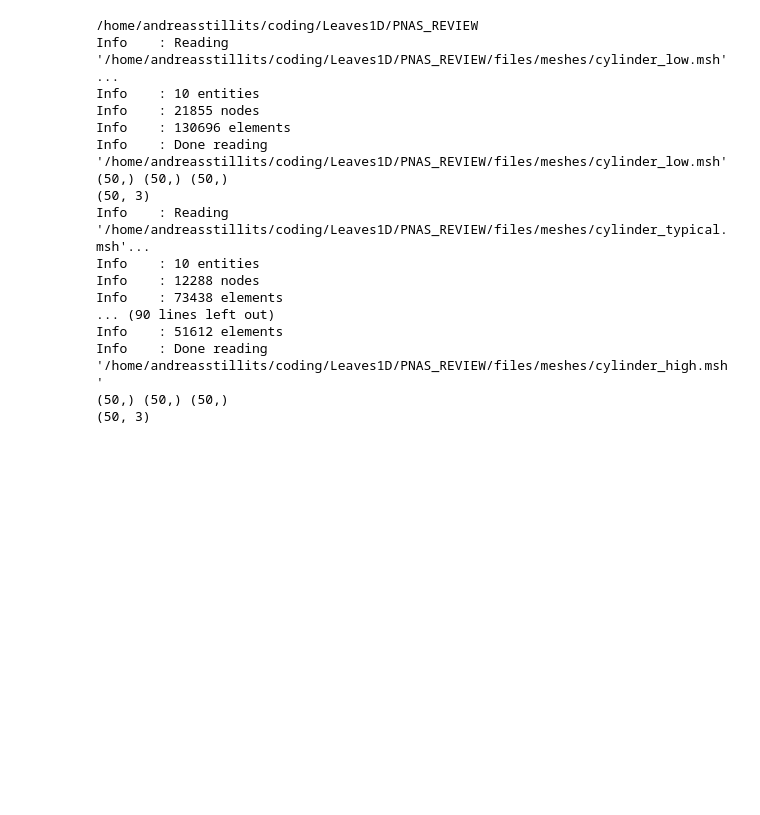
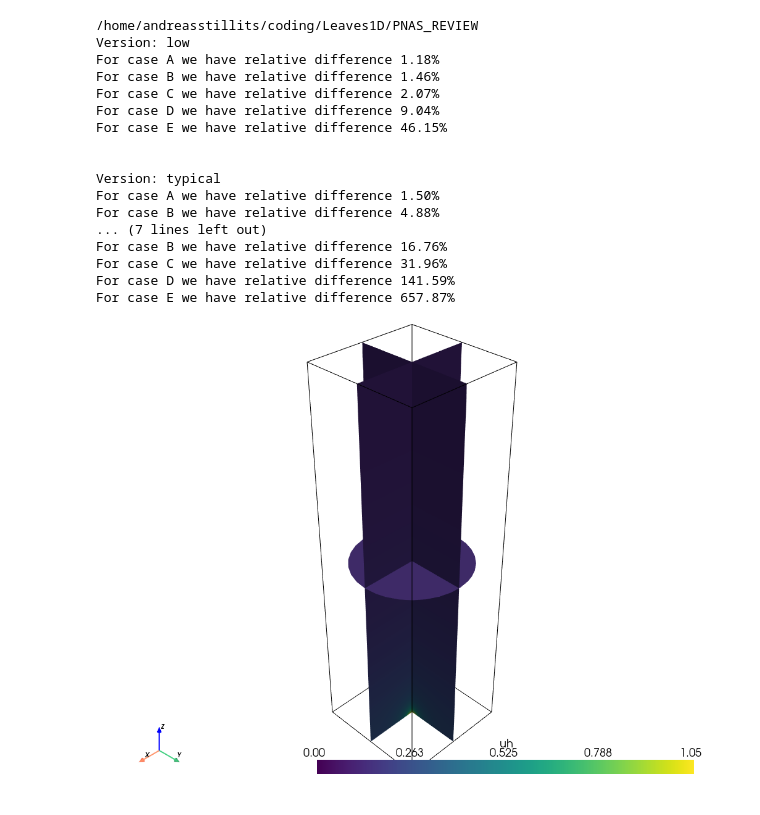
Before and after one commit to andreas-stillits/CarbonFixationModel1D, a Jupyter notebook: PNAS_REVIEW/notebooks/lateral.ipynb, the cells around one changed output. Cells and saved outputs as stored; diff of their text form; code cells hidden in the pictures; blank space fills up the shorter version.

```diff
--- a/PNAS_REVIEW/notebooks/lateral.ipynb
+++ b/PNAS_REVIEW/notebooks/lateral.ipynb
@@ -1,62 +1,43 @@
 # %%
 %cd /home/andreasstillits/coding/Leaves1D/PNAS_REVIEW
 
 from review.utils.plotfunctions import plot_3d_solution
-from review.utils.constants import ThreeDimExploration, Cases
-from review.lateral.solver import Steady3DSolver
-from review.utils.homogeneous import homogeneous_solution
-
-from matplotlib import pyplot as plt
+from review.utils.constants import ThreeDimExploration
 import numpy as np
-
-def solve(case: str, version: str):
-    cases = Cases()
-    constants = ThreeDimExploration()
-    filename = constants.get_base_path(version) / f"solution{case}.bp"
-
-    solver = Steady3DSolver(cases.get_case_params(case),
-                            constants.get_plug_radius(version),
-                            constants.get_stomatal_radius(version),
-                            constants.get_mesh_path(version),
-                            constants.stomatal_epsilon,
-                            filename = filename,
-                            order = 1,
-                            rho = (1.0, 1.0, 0.6),
-                            extract_profile=True)
-
-    return solver.solve()
 
 
 def plot(case: str, version: str):
     constants = ThreeDimExploration()
     filename = constants.get_base_path(version) / f"solution{case}.bp"
     plot_3d_solution(filename)
 
 
-def saturate_3d1d_comparison_scan():
-    for case in ["A", "B", "C", "D", "E"]:
-        for version in ["low", "typical", "high"]:
-            an3d, z, chi, chi_std = solve(case, version)
-            print(z.shape, chi.shape, chi_std.shape)
-            print(np.vstack((z, chi, chi_std)).T.shape)
-            np.savetxt(f"files/lateral_scanning/{version}/solution{case}_profile.txt", np.vstack((z, chi, chi_std)).T, delimiter=";")
+def summarize():
+    for version in ["low", "typical", "high"]:
+        print(f"Version: {version}")
+        for case in ["A", "B", "C", "D", "E"]:
+            data = np.loadtxt(f"files/lateral_scanning/{version}/solution{case}_summary.txt", skiprows=1, delimiter=";")
+            print(f"For case {case} we have relative difference {100*data[2]:.2f}%")
+        print("\n")
 
-# saturate_3d1d_comparison_scan()
+summarize()
+plot("E", "typical")
 # %% [output]
 /home/andreasstillits/coding/Leaves1D/PNAS_REVIEW
-Info    : Reading '/home/andreasstillits/coding/Leaves1D/PNAS_REVIEW/files/meshes/cylinder_low.msh'...
-Info    : 10 entities
-Info    : 21855 nodes
-Info    : 130696 elements
-Info    : Done reading '/home/andreasstillits/coding/Leaves1D/PNAS_REVIEW/files/meshes/cylinder_low.msh'
-(50,) (50,) (50,)
-(50, 3)
-Info    : Reading '/home/andreasstillits/coding/Leaves1D/PNAS_REVIEW/files/meshes/cylinder_typical.msh'...
-Info    : 10 entities
-Info    : 12288 nodes
-Info    : 73438 elements
-... (90 lines left out)
-Info    : 51612 elements
-Info    : Done reading '/home/andreasstillits/coding/Leaves1D/PNAS_REVIEW/files/meshes/cylinder_high.msh'
-(50,) (50,) (50,)
-(50, 3)
+Version: low
+For case A we have relative difference 1.18%
+For case B we have relative difference 1.46%
+For case C we have relative difference 2.07%
+For case D we have relative difference 9.04%
+For case E we have relative difference 46.15%
+
+
+Version: typical
+For case A we have relative difference 1.50%
+For case B we have relative difference 4.88%
+... (7 lines left out)
+For case B we have relative difference 16.76%
+For case C we have relative difference 31.96%
+For case D we have relative difference 141.59%
+For case E we have relative difference 657.87%
+[figure, added]
```
Also changed, not shown: parts of 2 cells of this notebook, 10 other files.
